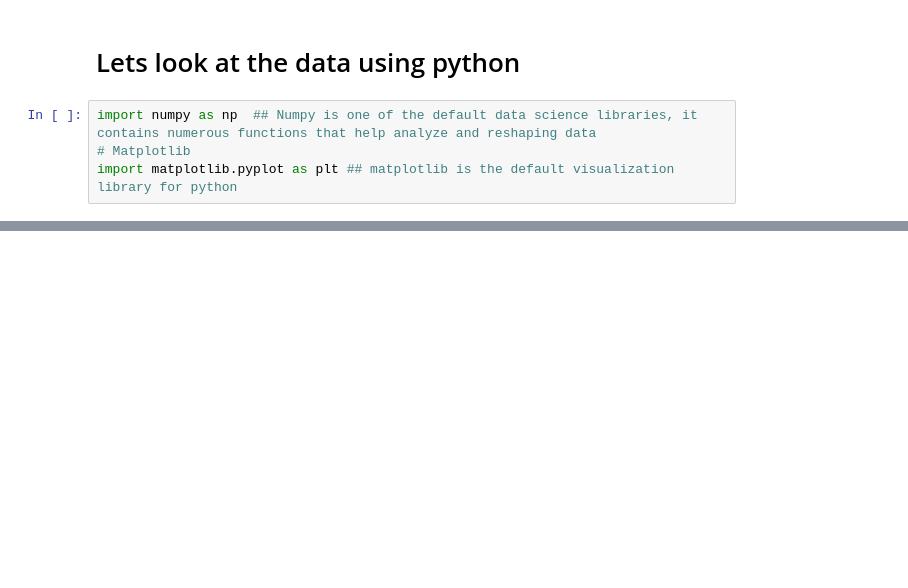
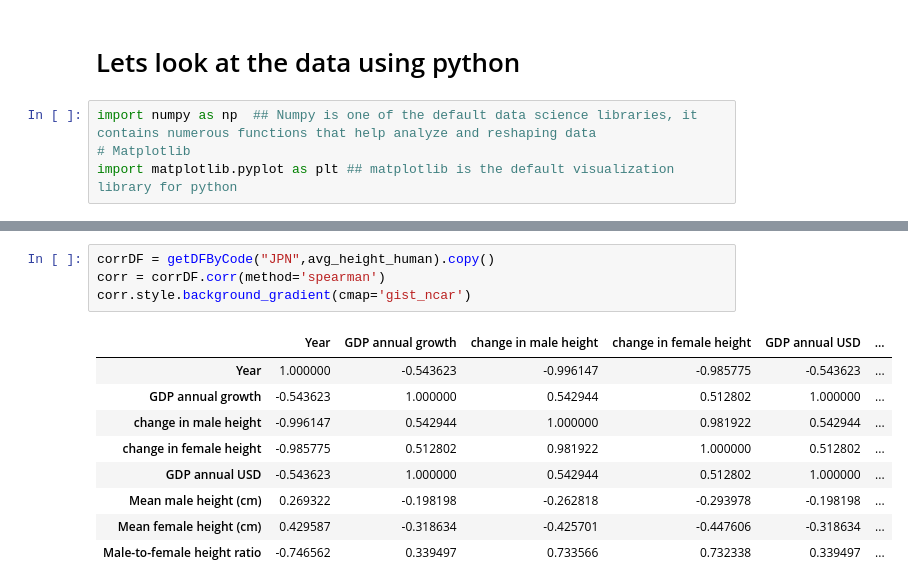
Before and after one commit to boardkeystown/CIS568Projcet, a Jupyter notebook: jupyter/workbook2.ipynb, the cells around one changed output, grey strips where cells are left out. Cells and saved outputs as stored; diff of their text form; blank space fills up the shorter version.

```diff
--- a/jupyter/workbook2.ipynb
+++ b/jupyter/workbook2.ipynb
@@ -316,0 +415,14 @@ import matplotlib.pyplot as plt ## matplotlib is the default visualization libra
+# %%
+corrDF = getDFByCode("JPN",avg_height_human).copy()
+corr = corrDF.corr(method='spearman')
+corr.style.background_gradient(cmap='gist_ncar')
+# %% [output]
+|  | Year | GDP annual growth | change in male height | change in female height | GDP annual USD | ... |
+| Year | 1.000000 | -0.543623 | -0.996147 | -0.985775 | -0.543623 | ... |
+| GDP annual growth | -0.543623 | 1.000000 | 0.542944 | 0.512802 | 1.000000 | ... |
+| change in male height | -0.996147 | 0.542944 | 1.000000 | 0.981922 | 0.542944 | ... |
+| change in female height | -0.985775 | 0.512802 | 0.981922 | 1.000000 | 0.512802 | ... |
+| GDP annual USD | -0.543623 | 1.000000 | 0.542944 | 0.512802 | 1.000000 | ... |
+| Mean male height (cm) | 0.269322 | -0.198198 | -0.262818 | -0.293978 | -0.198198 | ... |
+| Mean female height (cm) | 0.429587 | -0.318634 | -0.425701 | -0.447606 | -0.318634 | ... |
+| Male-to-female height ratio | -0.746562 | 0.339497 | 0.733566 | 0.732338 | 0.339497 | ... |
```
Also changed, not shown: parts of 13 cells of this notebook, 3 other files.
